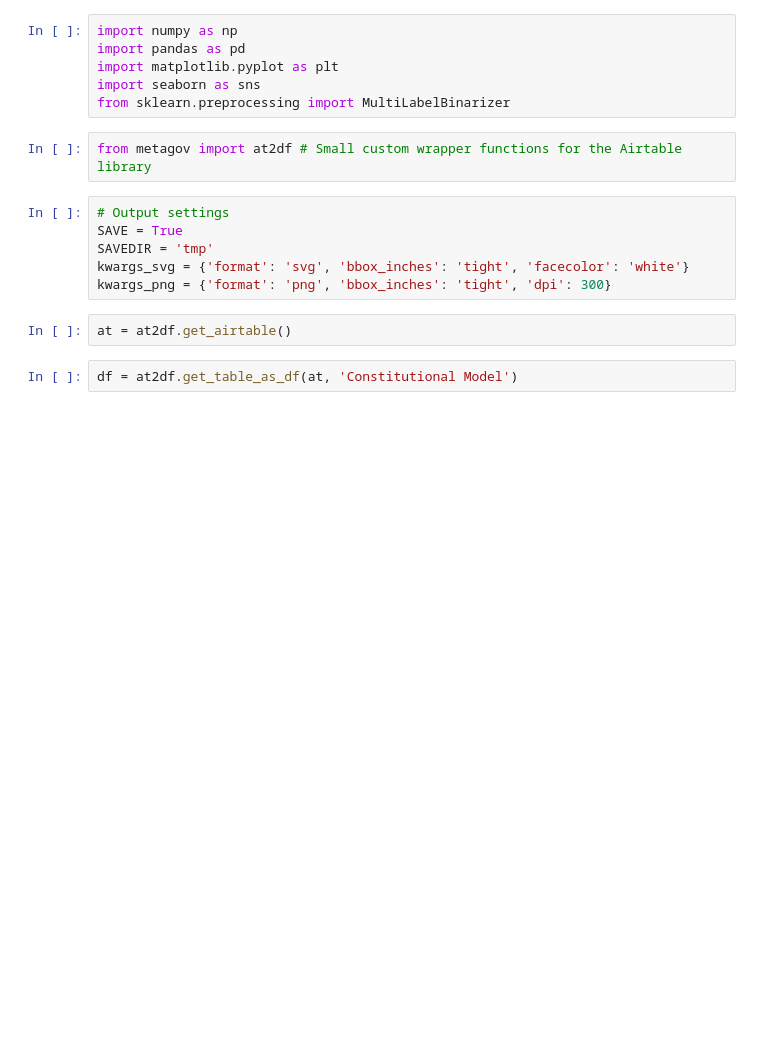
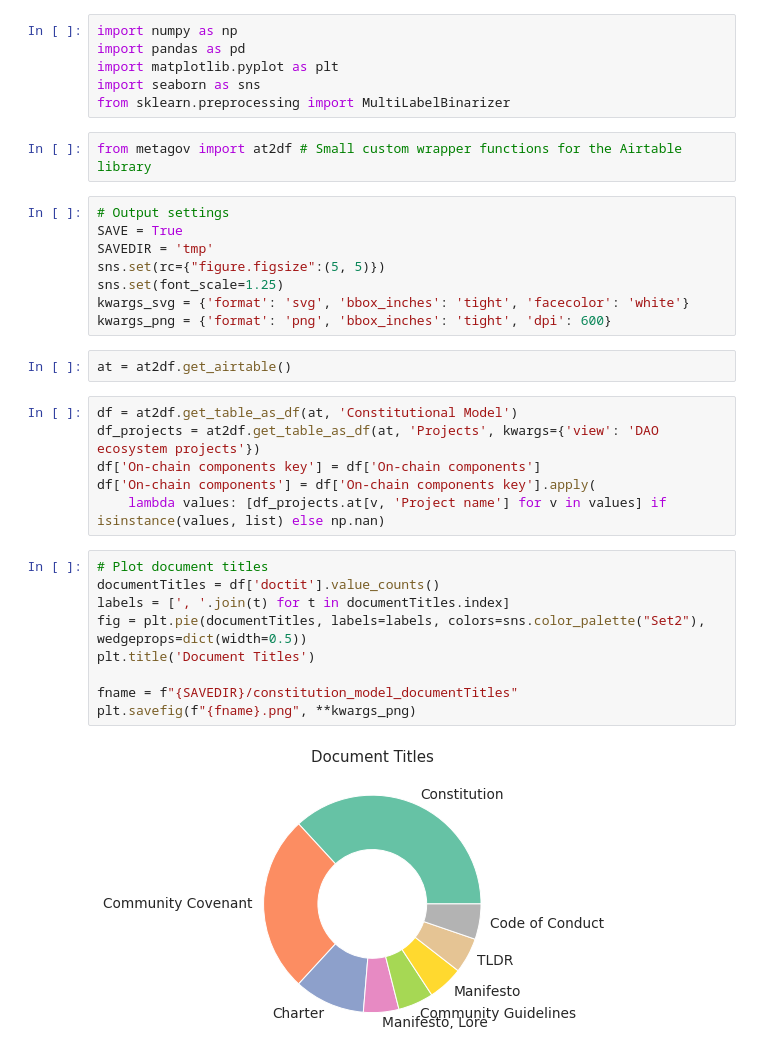
Before and after one commit to notchia/metagov, a Jupyter notebook: constitution_model.ipynb, the cells around one changed output. Cells and saved outputs as stored; diff of their text form; blank space fills up the shorter version.

```diff
--- a/constitution_model.ipynb
+++ b/constitution_model.ipynb
@@ -10,10 +10,27 @@ from metagov import at2df # Small custom wrapper functions for the Airtable libr
 # Output settings
 SAVE = True
 SAVEDIR = 'tmp'
+sns.set(rc={"figure.figsize":(5, 5)})
+sns.set(font_scale=1.25)
 kwargs_svg = {'format': 'svg', 'bbox_inches': 'tight', 'facecolor': 'white'}
-kwargs_png = {'format': 'png', 'bbox_inches': 'tight', 'dpi': 300}
+kwargs_png = {'format': 'png', 'bbox_inches': 'tight', 'dpi': 600}
 # %%
 at = at2df.get_airtable()
 # %%
 df = at2df.get_table_as_df(at, 'Constitutional Model')
+df_projects = at2df.get_table_as_df(at, 'Projects', kwargs={'view': 'DAO ecosystem projects'})
+df['On-chain components key'] = df['On-chain components']
+df['On-chain components'] = df['On-chain components key'].apply(
+    lambda values: [df_projects.at[v, 'Project name'] for v in values] if isinstance(values, list) else np.nan)
+# %%
+# Plot document titles
+documentTitles = df['doctit'].value_counts()
+labels = [', '.join(t) for t in documentTitles.index]
+fig = plt.pie(documentTitles, labels=labels, colors=sns.color_palette("Set2"), wedgeprops=dict(width=0.5))
+plt.title('Document Titles')
+
+fname = f"{SAVEDIR}/constitution_model_documentTitles"
+plt.savefig(f"{fname}.png", **kwargs_png)
+# %% [output]
+[figure, added]
 # %%
```
Also changed, not shown: parts of 8 cells of this notebook.
